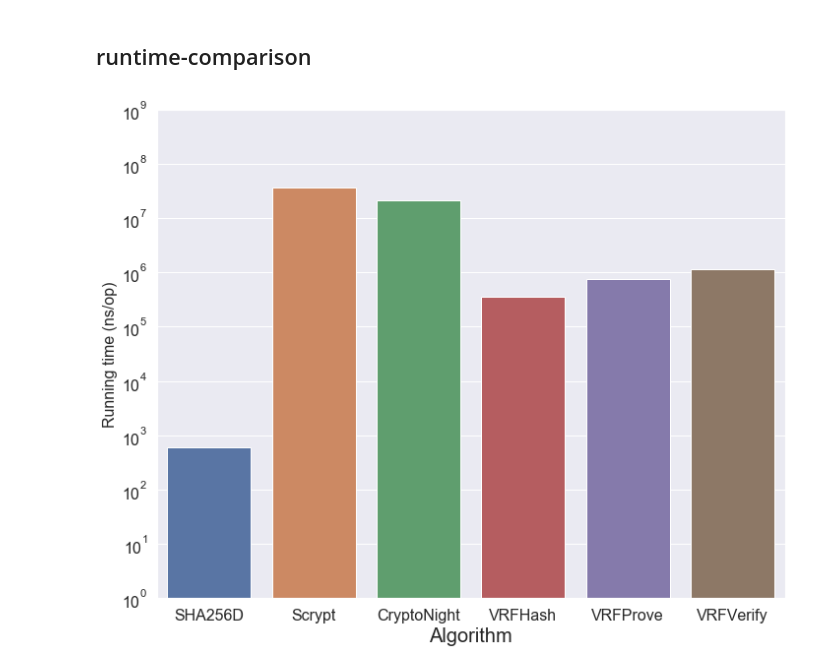
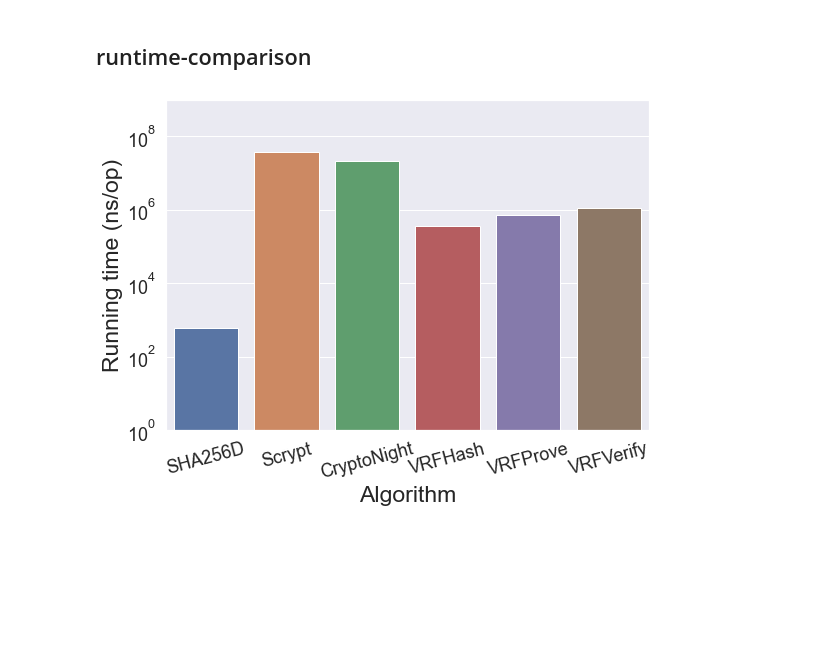
Before and after one commit to DEX-ware/vrf-mining, a Jupyter notebook: src/eval/runtime.ipynb, the cells around one changed output. Cells and saved outputs as stored; diff of their text form; code cells hidden in the pictures; blank space fills up the shorter version.

```diff
--- a/src/eval/runtime.ipynb
+++ b/src/eval/runtime.ipynb
@@ -74,33 +76,33 @@ with open(dir_path+"/runtime-comparison/stat.csv") as comparison_file:
 # %%
 df = pd.read_csv(dir_path+"/runtime-comparison/stat.csv")
 runtime_df = df.head(6)
 
 for _, row in runtime_df.iterrows():
     row['name'] = row['name'][:-3]
     if row['name'] == 'Compute':
         row['name'] = 'VRFHash'
     if row['name'] == 'Prove':
         row['name'] = 'VRFProve'
     if row['name'] == 'Verify':
         row['name'] = 'VRFVerify'
 
 xs = runtime_df['name']
 ys = runtime_df['time/op (ns/op)'].astype('float64')
 
-plt.figure(figsize=(10,8))
+plt.figure(figsize=(8,6))
 g=sns.barplot(xs, ys)
 plt.yscale('log')
 plt.ylim([1, 10**9])
 
-plt.xlabel('Algorithm', fontsize=20)
-plt.ylabel('Running time (ns/op)', fontsize=16)
-plt.xticks(fontsize=16)
-plt.yticks(fontsize=16)
+plt.xlabel('Algorithm', fontsize=23)
+plt.ylabel('Running time (ns/op)', fontsize=23)
+plt.xticks(fontsize=18, rotation=15)
+plt.yticks(fontsize=18)
 
 plt.tight_layout()
 plt.savefig('../../paper/figs/runtime-comparison.eps')
 # %% [output]
-[figure, old version]
+[figure, new version]
 # %%
 algos = []
 performances = []
```
Also changed, not shown: parts of 1 cell of this notebook, 6 other files.
